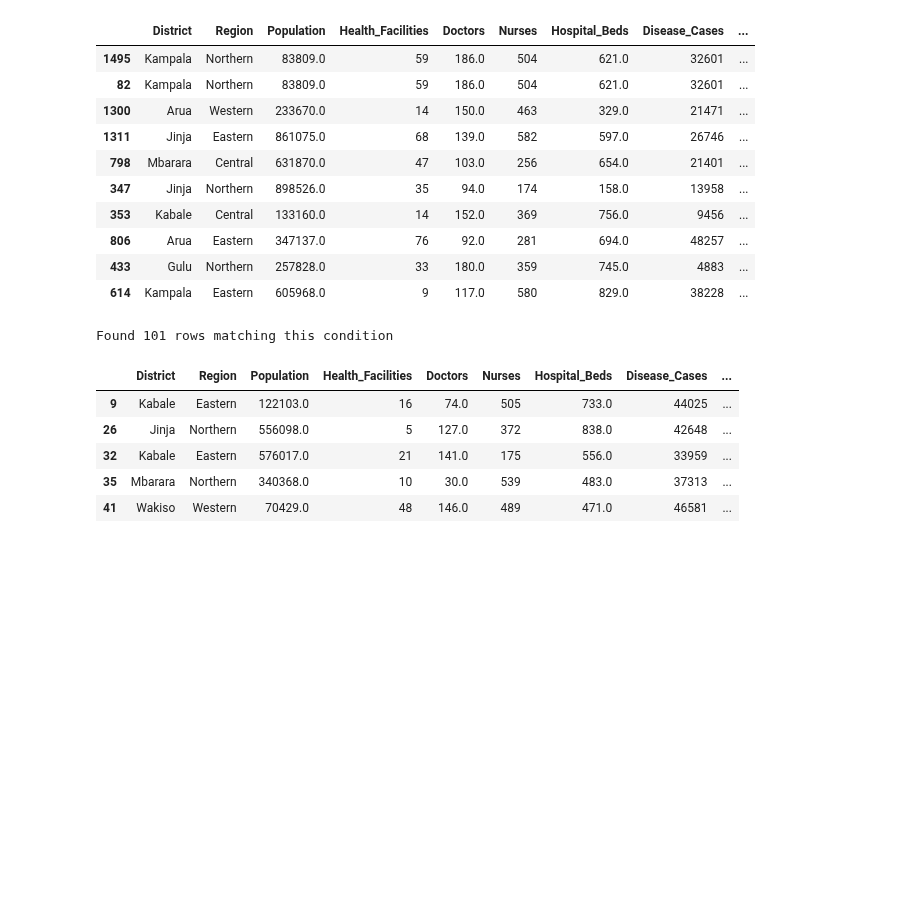
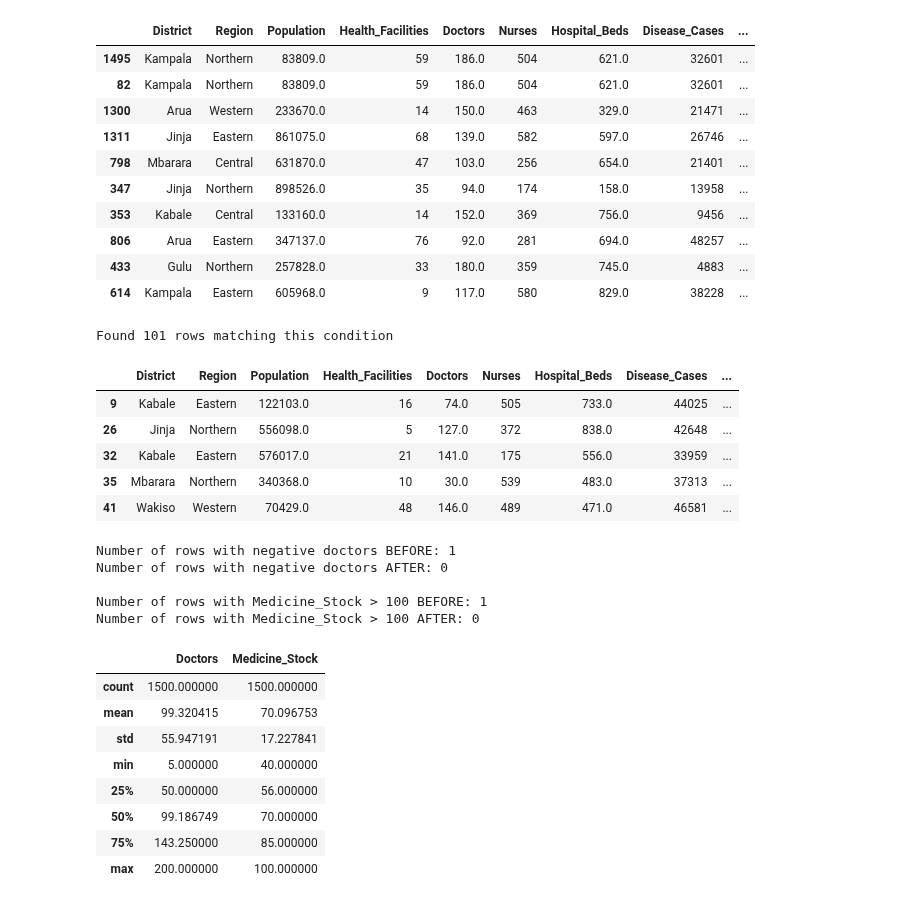
Before and after one commit to Nandrog/Health_Resource_Allocation_Modal, a Jupyter notebook: Health_Resource_Allocation_Model.ipynb, the cells around one changed output. Cells and saved outputs as stored; diff of their text form; code cells hidden in the pictures; blank space fills up the shorter version.

```diff
--- a/Health_Resource_Allocation_Model.ipynb
+++ b/Health_Resource_Allocation_Model.ipynb
@@ -295,3 +295,40 @@ Found 101 rows matching this condition
 | 32 | Kabale | Eastern | 576017.0 | 21 | 141.0 | 175 | 556.0 | 33959 | ... |
 | 35 | Mbarara | Northern | 340368.0 | 10 | 30.0 | 539 | 483.0 | 37313 | ... |
 | 41 | Wakiso | Western | 70429.0 | 48 | 146.0 | 489 | 471.0 | 46581 | ... |
+# %%
+import numpy as np
+
+# 1. Fix Impossible Values: Negative Doctors
+print(f"Number of rows with negative doctors BEFORE: {len(df[df['Doctors'] < 0])}")
+
+# We will replace any number of doctors less than 0 with the median (middle) value of the column
+median_doctors = df['Doctors'].median()
+df.loc[df['Doctors'] < 0, 'Doctors'] = median_doctors
+
+print(f"Number of rows with negative doctors AFTER: {len(df[df['Doctors'] < 0])}")
+
+# 2. Fix the Extreme Outlier: Medicine Stock > 100
+print(f"\nNumber of rows with Medicine_Stock > 100 BEFORE: {len(df[df['Medicine_Stock'] > 100])}")
+
+# Let's cap the medicine stock at 100. Any value higher than 100 becomes 100.
+df.loc[df['Medicine_Stock'] > 100, 'Medicine_Stock'] = 100
+
+print(f"Number of rows with Medicine_Stock > 100 AFTER: {len(df[df['Medicine_Stock'] > 100])}")
+
+# 3. Final sanity check on our fixes
+display(df[['Doctors', 'Medicine_Stock']].describe())
+# %% [output]
+Number of rows with negative doctors BEFORE: 1
+Number of rows with negative doctors AFTER: 0
+
+Number of rows with Medicine_Stock > 100 BEFORE: 1
+Number of rows with Medicine_Stock > 100 AFTER: 0
+|  | Doctors | Medicine_Stock |
+| count | 1500.000000 | 1500.000000 |
+| mean | 99.320415 | 70.096753 |
+| std | 55.947191 | 17.227841 |
+| min | 5.000000 | 40.000000 |
+| 25% | 50.000000 | 56.000000 |
+| 50% | 99.186749 | 70.000000 |
+| 75% | 143.250000 | 85.000000 |
+| max | 200.000000 | 100.000000 |
```
Also changed, not shown: parts of 7 cells of this notebook.
